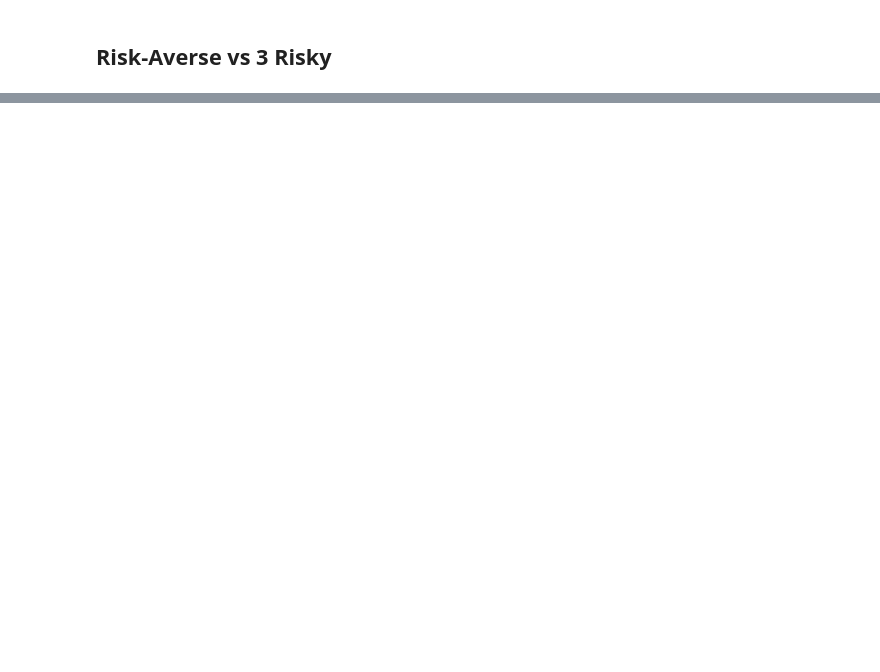
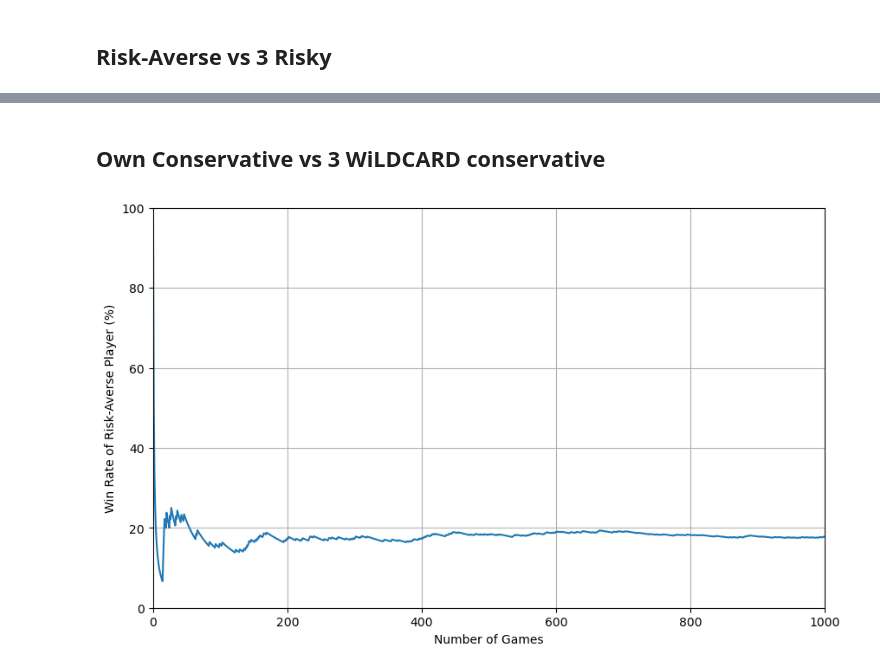
Before and after one commit to Astromatthe/LiarsDice, a Jupyter notebook: benchmarks.ipynb, the cells around one changed output, grey strips where cells are left out. Saved outputs shown, nothing was run; the diff lists cells and outputs as text; code cells hidden in the pictures; blank space fills up the shorter version.

Commit message:
conservative wildcard bot, hidden gui option for human player, remove messageboxes

```diff
--- a/benchmarks.ipynb
+++ b/benchmarks.ipynb
@@ -144,0 +145,30 @@ plt.grid()
+# %% [markdown]
+## Own Conservative vs 3 WiLDCARD conservative
+# %%
+# config
+player = "conservative"
+enemies = ["wildcard conservative", "wildcard conservative", "wildcard conservative"]
+
+# initialize win_rate
+win_rate = np.zeros(N_GAMES)
+
+for i in range(N_GAMES):
+    winner = LiarsDiceGame.game(player, *enemies, save_json=False, dir=None)
+    if i == 0:
+        win_rate[i] = 1 if winner == 0 else 0
+    else:
+        if winner == 0:
+            win_rate[i] = (win_rate[i-1] * i + 1) / (i + 1)
+        else:
+            win_rate[i] = (win_rate[i-1] * i) / (i + 1)
+
+# plot results
+plt.figure(figsize=(10, 6))
+plt.plot(win_rate * 100)
+plt.xlabel("Number of Games")
+plt.ylabel("Win Rate of Risk-Averse Player (%)")
+plt.xlim(0, N_GAMES)
+plt.ylim(0, 100)
+plt.grid()
+# %% [output]
+[figure, added]
```
Also changed, not shown: parts of 4 cells of this notebook, 3 other files.
